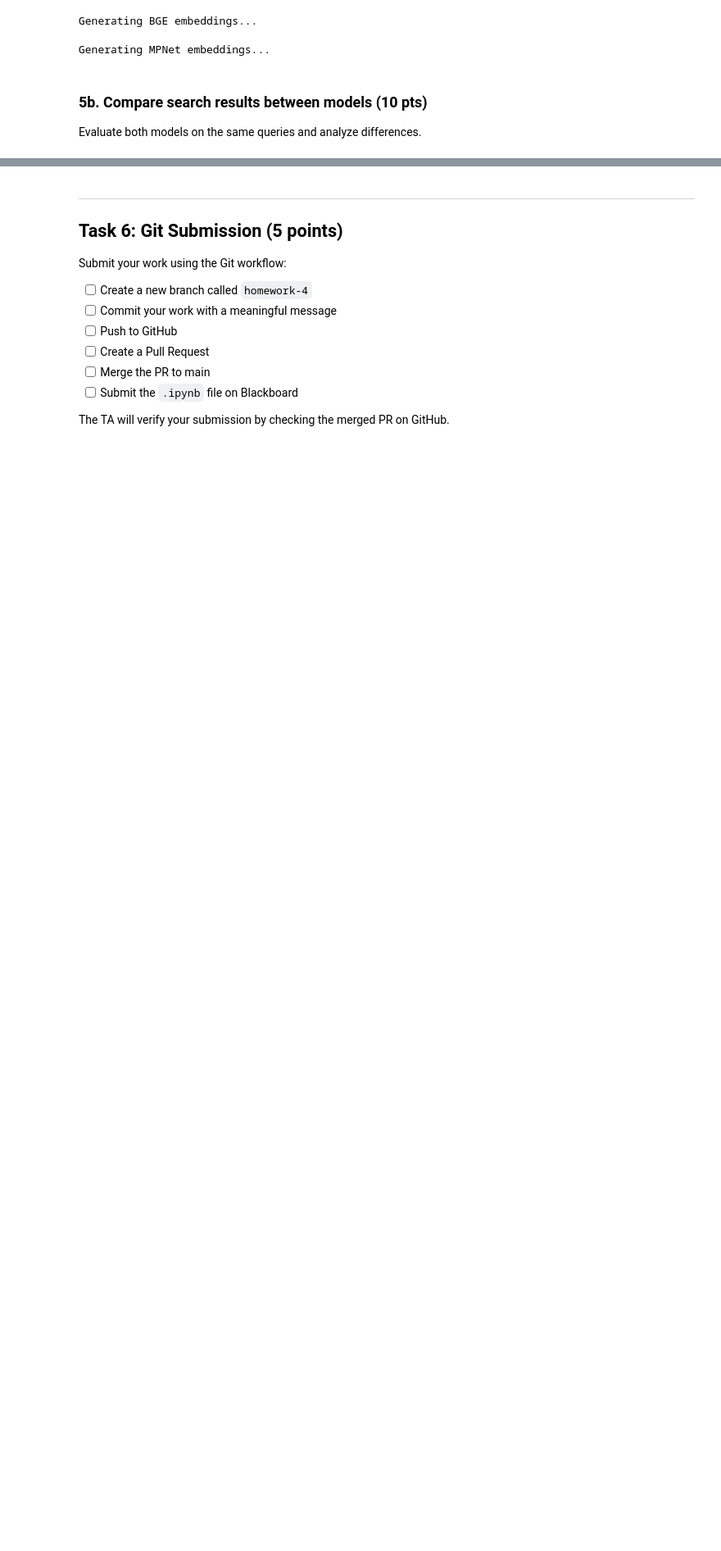
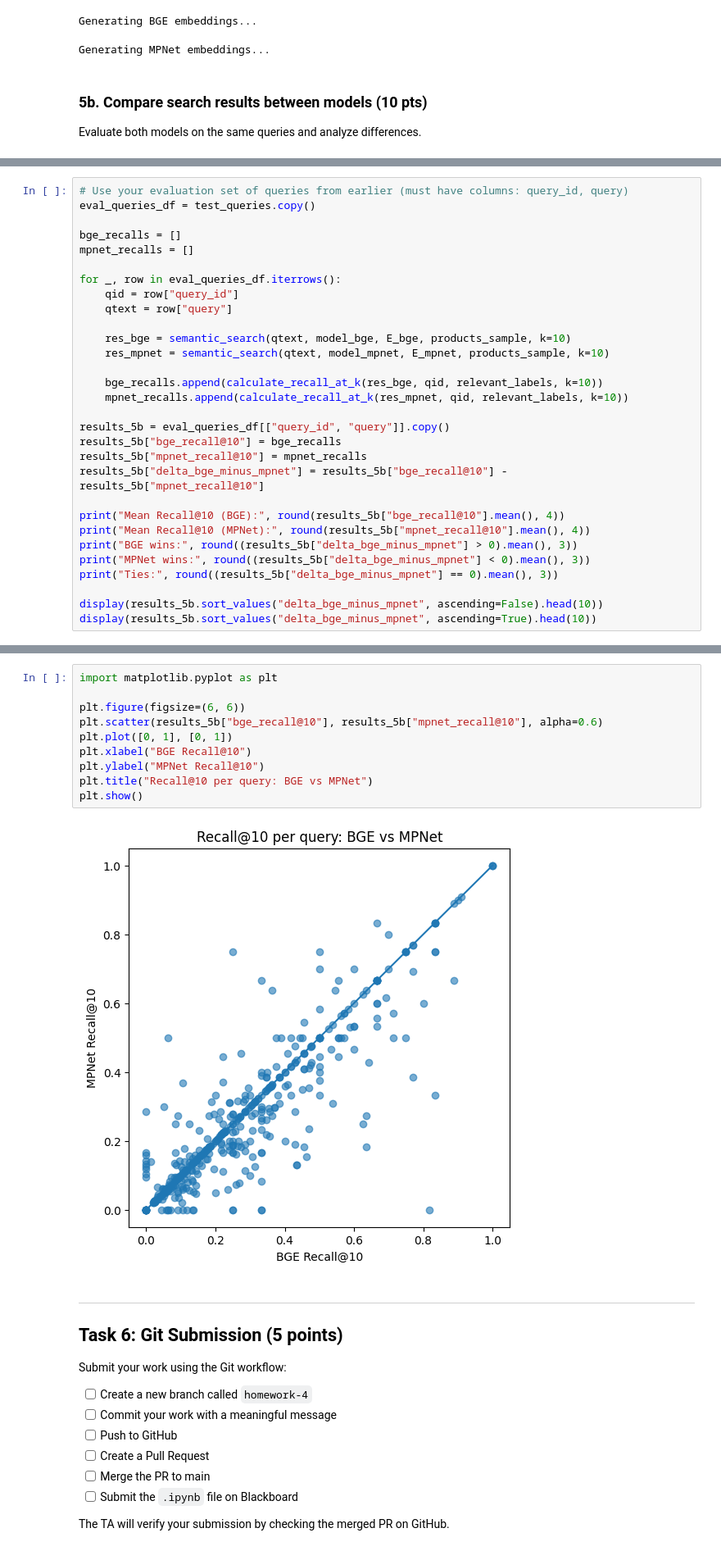
Before and after one commit to pvenkatesh1-del/ai-engineering-fordham, a Jupyter notebook: homework/homework-4.ipynb, the cells around one changed output, grey strips where cells are left out. Shown at 82% size. Drawn from its saved outputs; the diff is of its cells as text; blank space fills up the shorter version.

Commit message:
Update Homework 4 notebook with fixed semantic search and evaluation

```diff
--- a/homework/homework-4.ipynb
+++ b/homework/homework-4.ipynb
@@ -484,0 +467,30 @@ ValueError: shapes (1,768) and (384,5000) not aligned: 768 (dim 1) != 384 (dim 0
+# %%
+# Use your evaluation set of queries from earlier (must have columns: query_id, query)
+eval_queries_df = test_queries.copy()
+
+bge_recalls = []
+mpnet_recalls = []
+
+for _, row in eval_queries_df.iterrows():
+    qid = row["query_id"]
+    qtext = row["query"]
+
+    res_bge = semantic_search(qtext, model_bge, E_bge, products_sample, k=10)
+    res_mpnet = semantic_search(qtext, model_mpnet, E_mpnet, products_sample, k=10)
+
+    bge_recalls.append(calculate_recall_at_k(res_bge, qid, relevant_labels, k=10))
+    mpnet_recalls.append(calculate_recall_at_k(res_mpnet, qid, relevant_labels, k=10))
+
+results_5b = eval_queries_df[["query_id", "query"]].copy()
+results_5b["bge_recall@10"] = bge_recalls
+results_5b["mpnet_recall@10"] = mpnet_recalls
+results_5b["delta_bge_minus_mpnet"] = results_5b["bge_recall@10"] - results_5b["mpnet_recall@10"]
+
+print("Mean Recall@10 (BGE):", round(results_5b["bge_recall@10"].mean(), 4))
+print("Mean Recall@10 (MPNet):", round(results_5b["mpnet_recall@10"].mean(), 4))
+print("BGE wins:", round((results_5b["delta_bge_minus_mpnet"] > 0).mean(), 3))
+print("MPNet wins:", round((results_5b["delta_bge_minus_mpnet"] < 0).mean(), 3))
+print("Ties:", round((results_5b["delta_bge_minus_mpnet"] == 0).mean(), 3))
+
+display(results_5b.sort_values("delta_bge_minus_mpnet", ascending=False).head(10))
+display(results_5b.sort_values("delta_bge_minus_mpnet", ascending=True).head(10))
@@ -485,3 +525,15 @@ ValueError: shapes (1,768) and (384,5000) not aligned: 768 (dim 1) != 384 (dim 0
+# %%
+import matplotlib.pyplot as plt
+
+plt.figure(figsize=(6, 6))
+plt.scatter(results_5b["bge_recall@10"], results_5b["mpnet_recall@10"], alpha=0.6)
+plt.plot([0, 1], [0, 1])
+plt.xlabel("BGE Recall@10")
+plt.ylabel("MPNet Recall@10")
+plt.title("Recall@10 per query: BGE vs MPNet")
+plt.show()
+# %% [output]
+[figure, added]
 # %% [markdown]
 ---
 
```
Also changed, not shown: parts of 7 cells of this notebook.
